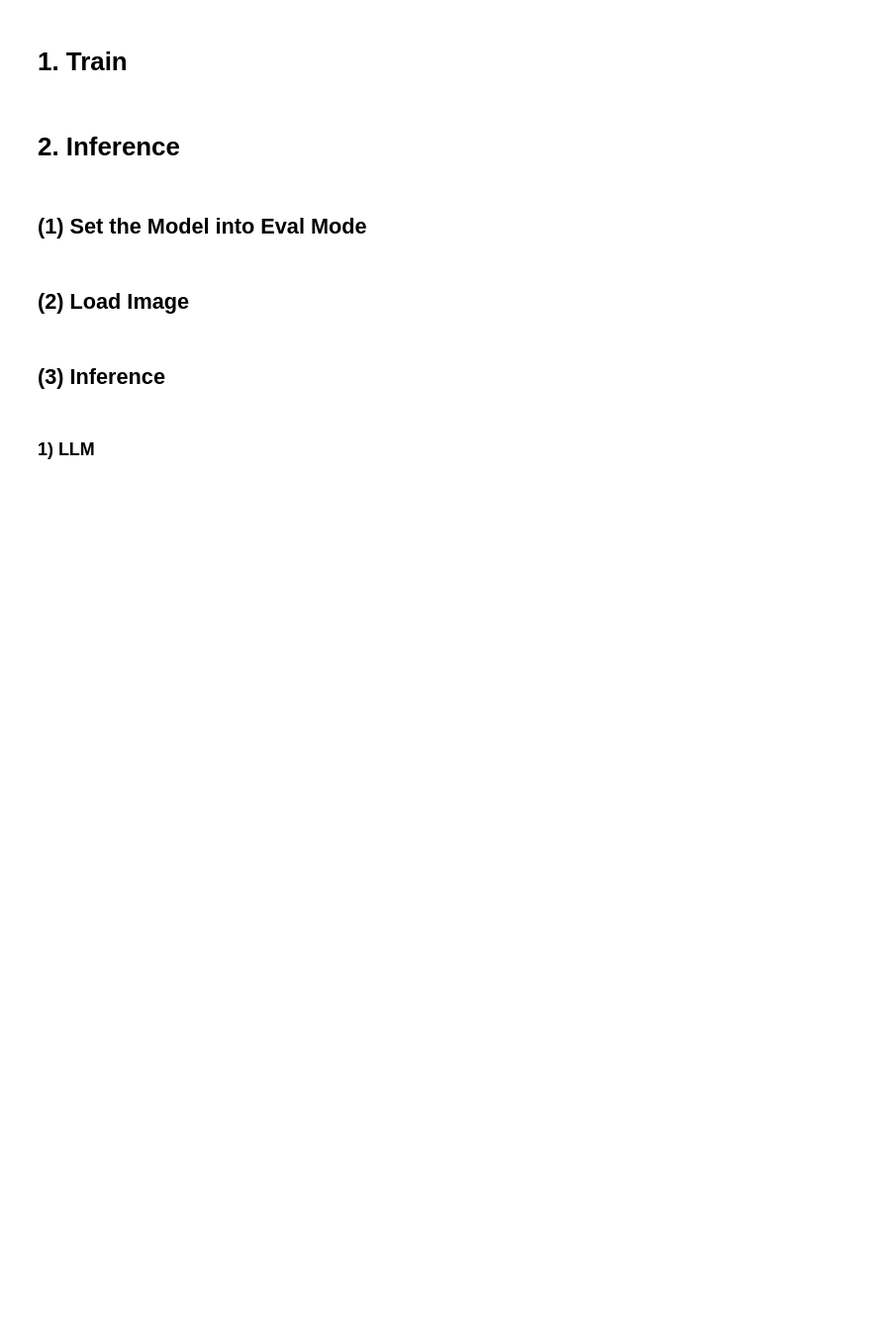
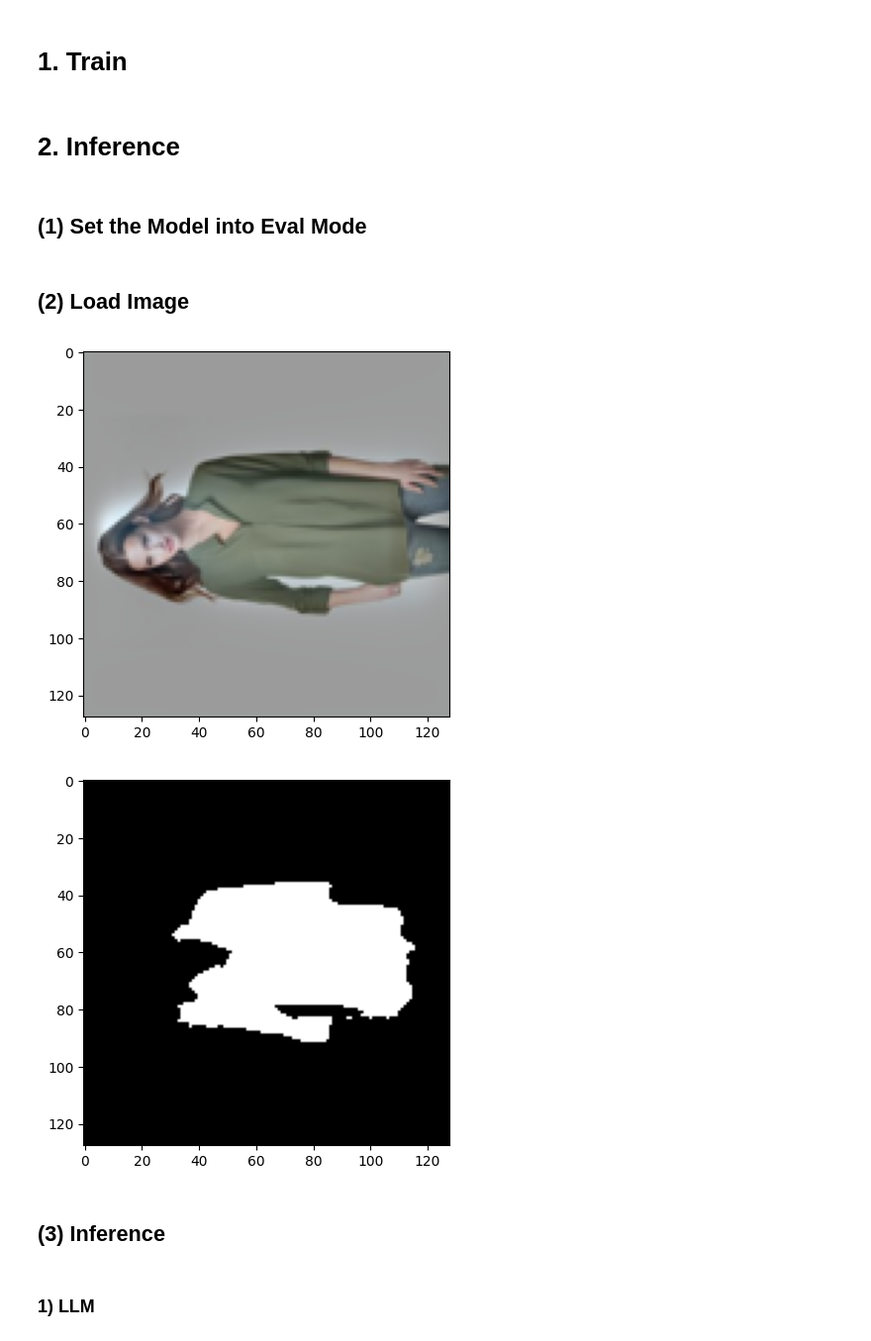
Before and after one commit to outta-3-project-1691/outta_3_project, a Jupyter notebook: final_pipe.ipynb, the cells around one changed output. Shown: that part at 99% size. Cells and saved outputs as stored; diff of their text form; code cells hidden in the pictures; blank space fills up the shorter version.

```diff
--- a/final_pipe.ipynb
+++ b/final_pipe.ipynb
@@ -79,14 +100,17 @@ model.eval()
 # %% [markdown]
 ## **(2) Load Image**
 # %%
-image = np.load('./test_image3.npy')
+image = np.load('./dataset/test_image3.npy')
 plt.imshow(image)
 plt.show()
 
 # 결과 시각화
 vis_output_model = segementation(image, model)
 plt.imshow(vis_output_model)
 plt.show()
+# %% [output]
+[figure, added]
+[figure, added]
 # %% [markdown]
 ## **(3) Inference**
 # %% [markdown]
```
Also changed, not shown: parts of 9 cells of this notebook.
